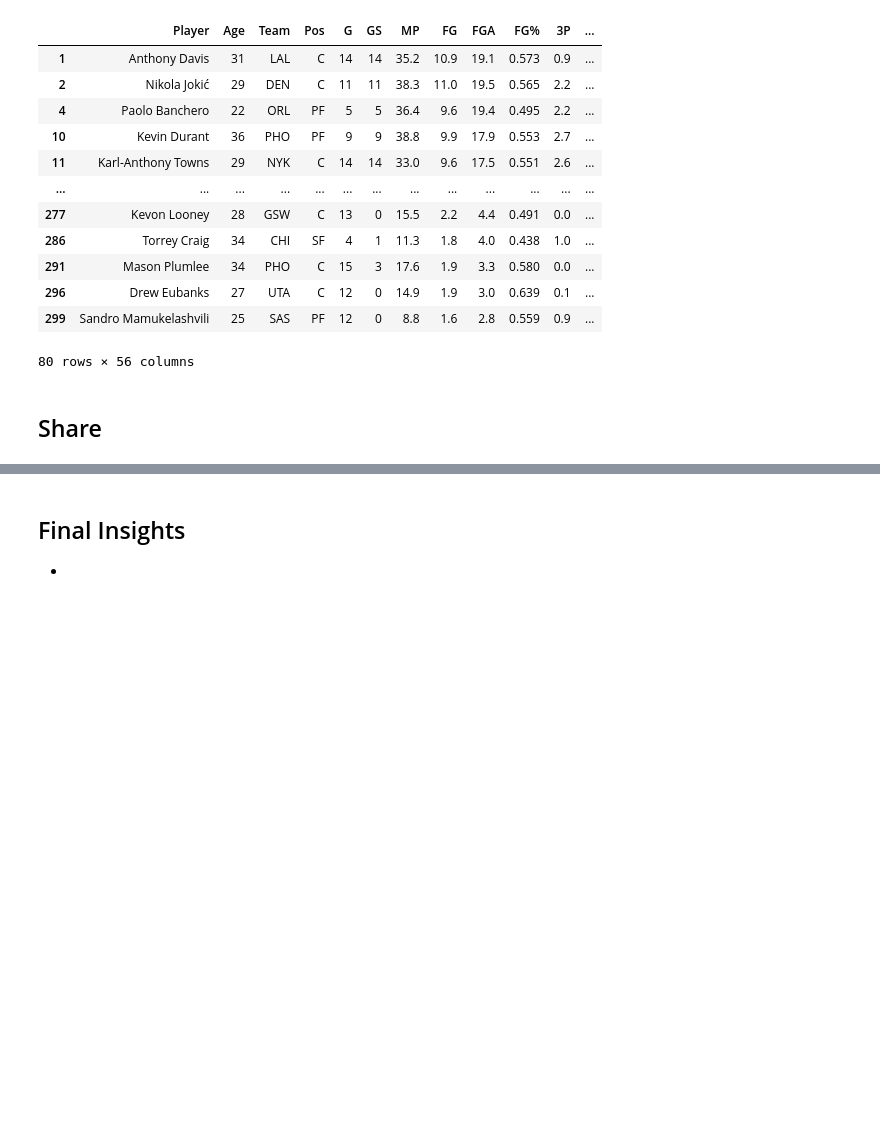
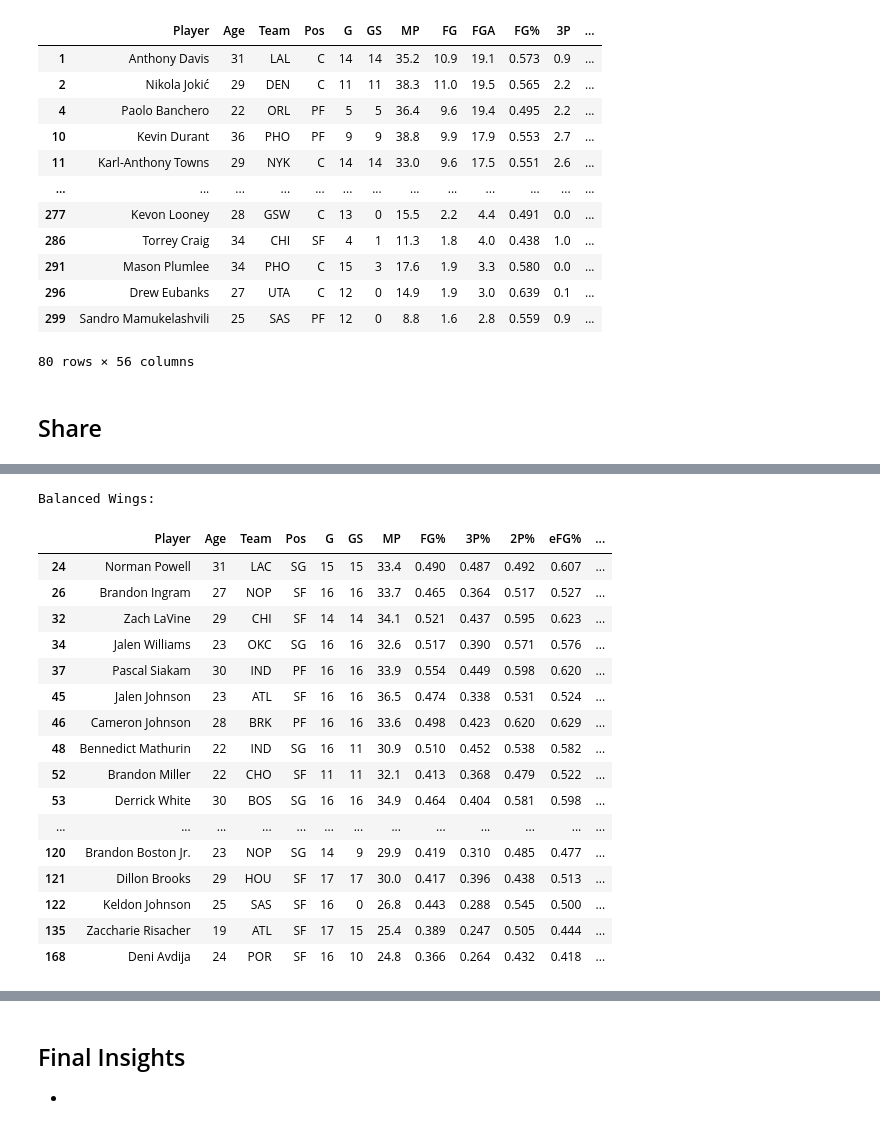
Before and after one commit to vtrackstar/Google-DA-Projects, a Jupyter notebook: ml-nba-offensive-playstyle-through-11-22-24.ipynb, the cells around one changed output, grey strips where cells are left out. Drawn from its saved outputs; the diff is of its cells as text; code cells hidden in the pictures; blank space fills up the shorter version.

```diff
--- a/ml-nba-offensive-playstyle-through-11-22-24.ipynb
+++ b/ml-nba-offensive-playstyle-through-11-22-24.ipynb
@@ -574,0 +492,29 @@ Stretch Bigs:
+# %%
+print("\nBalanced Wings:")
+Swings_bal[['Player', 'Age', 'Team', 'Pos', 'G', 'GS', 'MP', 'FG%',
+       '3P%', '2P%', 'eFG%', 'FT%', 'PTS',
+       'ORB', 'AST', 'TOV',
+       'BadPassTO', 'LostBallTO', 'ShootFoulDrawn',
+       'PtsGenbyAsts', 'And1s', 'FGA_Blkd', 'AvgFGDist', '%FGA_Astd', '%FGA_2P', '%FGA_0-3',
+       '%FGA_3-10', '%FGA_10-16', '%FGA_16-3P', '%FGA_3P', 'FG%_2P', 'FG%_0-3',
+       'FG%_3-10', 'FG%_10-16', 'FG%_16-3P', 'FG%_3P', '%FG_Astd_2P',
+       '%FG_Astd_3P', '%FGA_Dunks']]
+# %% [output]
+Balanced Wings:
+|  | Player | Age | Team | Pos | G | GS | MP | FG% | 3P% | 2P% | eFG% | ... |
+| 24 | Norman Powell | 31 | LAC | SG | 15 | 15 | 33.4 | 0.490 | 0.487 | 0.492 | 0.607 | ... |
+| 26 | Brandon Ingram | 27 | NOP | SF | 16 | 16 | 33.7 | 0.465 | 0.364 | 0.517 | 0.527 | ... |
+| 32 | Zach LaVine | 29 | CHI | SF | 14 | 14 | 34.1 | 0.521 | 0.437 | 0.595 | 0.623 | ... |
+| 34 | Jalen Williams | 23 | OKC | SG | 16 | 16 | 32.6 | 0.517 | 0.390 | 0.571 | 0.576 | ... |
+| 37 | Pascal Siakam | 30 | IND | PF | 16 | 16 | 33.9 | 0.554 | 0.449 | 0.598 | 0.620 | ... |
+| 45 | Jalen Johnson | 23 | ATL | SF | 16 | 16 | 36.5 | 0.474 | 0.338 | 0.531 | 0.524 | ... |
+| 46 | Cameron Johnson | 28 | BRK | PF | 16 | 16 | 33.6 | 0.498 | 0.423 | 0.620 | 0.629 | ... |
+| 48 | Bennedict Mathurin | 22 | IND | SG | 16 | 11 | 30.9 | 0.510 | 0.452 | 0.538 | 0.582 | ... |
+| 52 | Brandon Miller | 22 | CHO | SF | 11 | 11 | 32.1 | 0.413 | 0.368 | 0.479 | 0.522 | ... |
+| 53 | Derrick White | 30 | BOS | SG | 16 | 16 | 34.9 | 0.464 | 0.404 | 0.581 | 0.598 | ... |
+| ... | ... | ... | ... | ... | ... | ... | ... | ... | ... | ... | ... | ... |
+| 120 | Brandon Boston Jr. | 23 | NOP | SG | 14 | 9 | 29.9 | 0.419 | 0.310 | 0.485 | 0.477 | ... |
+| 121 | Dillon Brooks | 29 | HOU | SF | 17 | 17 | 30.0 | 0.417 | 0.396 | 0.438 | 0.513 | ... |
+| 122 | Keldon Johnson | 25 | SAS | SF | 16 | 0 | 26.8 | 0.443 | 0.288 | 0.545 | 0.500 | ... |
+| 135 | Zaccharie Risacher | 19 | ATL | SF | 17 | 15 | 25.4 | 0.389 | 0.247 | 0.505 | 0.444 | ... |
+| 168 | Deni Avdija | 24 | POR | SF | 16 | 10 | 24.8 | 0.366 | 0.264 | 0.432 | 0.418 | ... |
```
Also changed, not shown: parts of 19 cells of this notebook.
